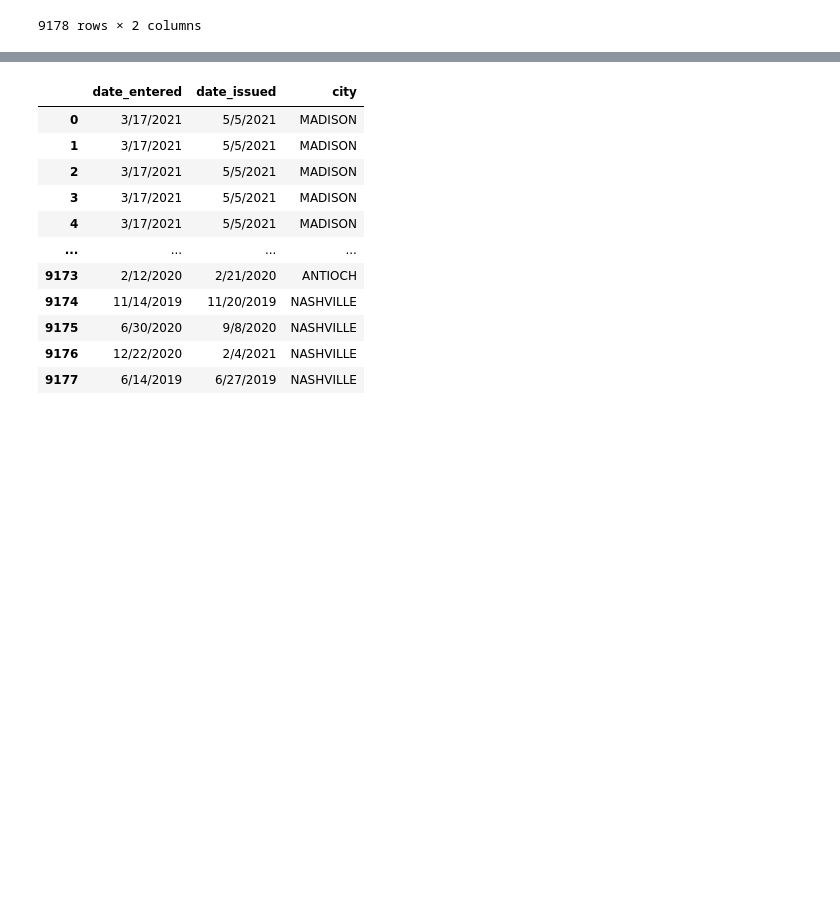
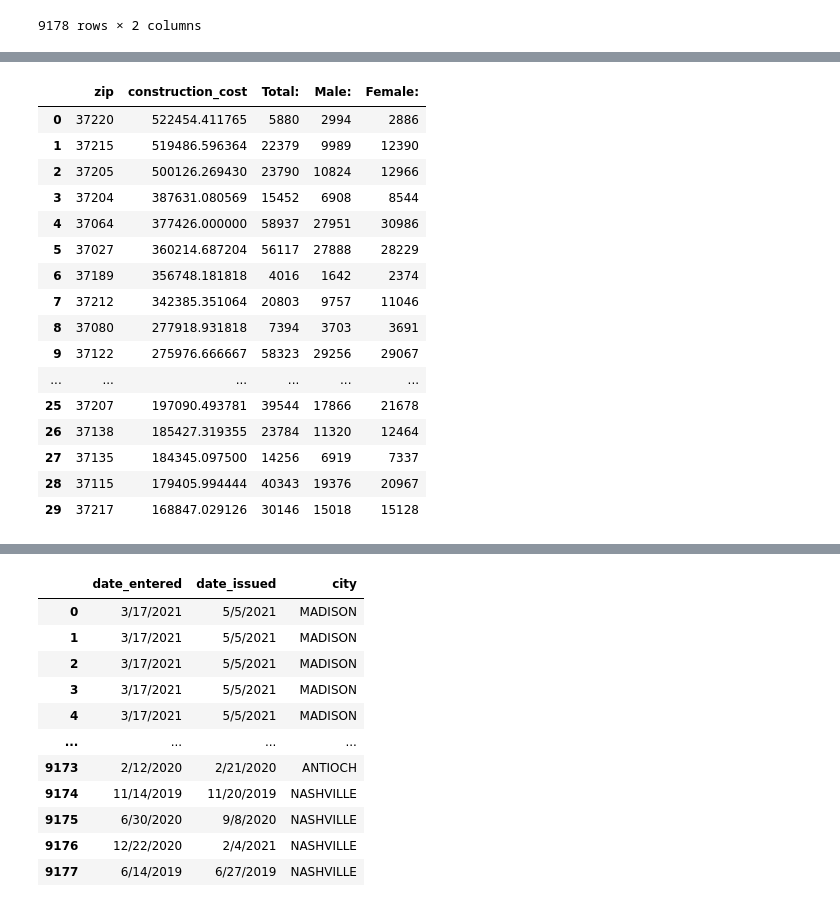
Before and after one commit to Cristian-Vargas9/Nashville_Housing_Market, a Jupyter notebook: cleaning_demographics_data.ipynb, the cells around one changed output, grey strips where cells are left out. Drawn from its saved outputs; the diff is of its cells as text; code cells hidden in the pictures; blank space fills up the shorter version.

```diff
--- a/cleaning_demographics_data.ipynb
+++ b/cleaning_demographics_data.ipynb
@@ -687,0 +706,21 @@ construction_dem.sort_values("construction_cost", ascending = False)
+# %%
+construction_avgcost_dem = construction_avgcost_dem.reset_index()
+construction_avgcost_dem.drop(columns = 'index')
+# %% [output]
+|  | zip | construction_cost | Total: | Male: | Female: |
+| 0 | 37220 | 522454.411765 | 5880 | 2994 | 2886 |
+| 1 | 37215 | 519486.596364 | 22379 | 9989 | 12390 |
+| 2 | 37205 | 500126.269430 | 23790 | 10824 | 12966 |
+| 3 | 37204 | 387631.080569 | 15452 | 6908 | 8544 |
+| 4 | 37064 | 377426.000000 | 58937 | 27951 | 30986 |
+| 5 | 37027 | 360214.687204 | 56117 | 27888 | 28229 |
+| 6 | 37189 | 356748.181818 | 4016 | 1642 | 2374 |
+| 7 | 37212 | 342385.351064 | 20803 | 9757 | 11046 |
+| 8 | 37080 | 277918.931818 | 7394 | 3703 | 3691 |
+| 9 | 37122 | 275976.666667 | 58323 | 29256 | 29067 |
+| ... | ... | ... | ... | ... | ... |
+| 25 | 37207 | 197090.493781 | 39544 | 17866 | 21678 |
+| 26 | 37138 | 185427.319355 | 23784 | 11320 | 12464 |
+| 27 | 37135 | 184345.097500 | 14256 | 6919 | 7337 |
+| 28 | 37115 | 179405.994444 | 40343 | 19376 | 20967 |
+| 29 | 37217 | 168847.029126 | 30146 | 15018 | 15128 |
```
Also changed, not shown: parts of 28 cells of this notebook, 2 other files.
